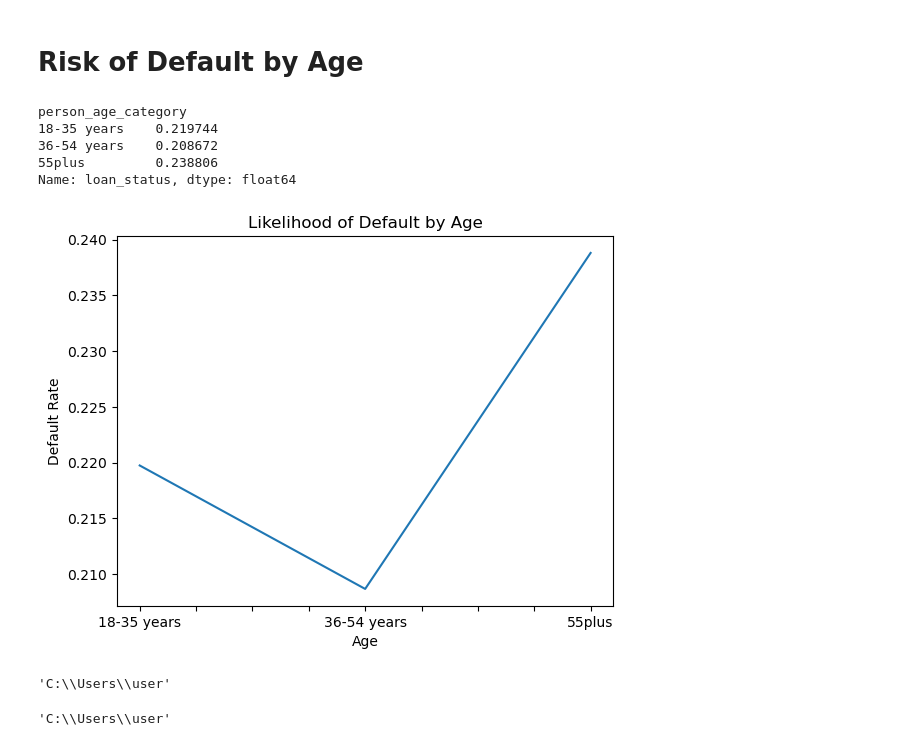
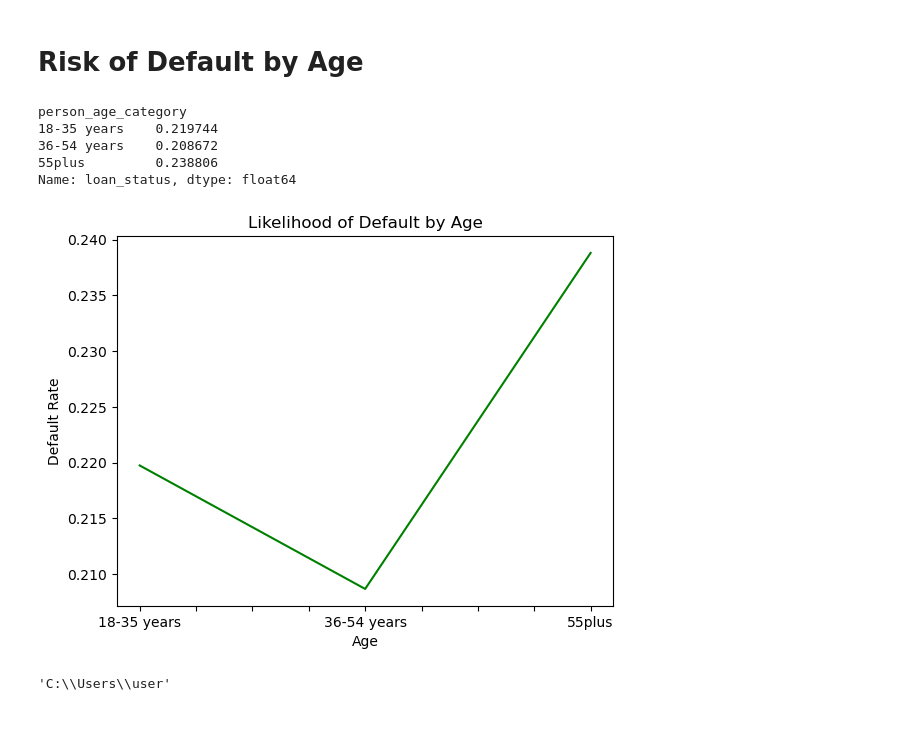
Before and after one commit to AnalystRose/Credit-Risk-Analysis, a Jupyter notebook: CreditRisk Analysis.ipynb, the cells around one changed output. Drawn from its saved outputs; the diff is of its cells as text; code cells hidden in the pictures.

```diff
--- a/CreditRisk Analysis.ipynb
+++ b/CreditRisk Analysis.ipynb
@@ -447,10 +447,10 @@ OTHER         106
 Name: count, dtype: int64
 # %%
 # Convert "Default" to 1  and "Non-Default" to 0
-credit_risk_df['loan_status_numeric'] = credit_risk_df['loan_status'].map({'Default': 1, 'Non Default': 0})
+#credit_risk_df['loan_status_numeric'] = credit_risk_df['loan_status'].map({'Default': 1, 'Non Default': 0})
 
 
-homeownership_loanstatus = credit_risk_df.groupby('person_home_ownership')['loan_status_numeric'].mean()
+homeownership_loanstatus = credit_risk_df.groupby('person_home_ownership')['loan_status'].mean()
 homeownership_loanstatus
 
 # output suggests people how rent are most likely to default, then mortgage holders, then home owners
@@ -624,10 +624,10 @@ Name: count, dtype: int64
 #loanstatus_interestrate = credit_risk_df.groupby('int_rate_category')['loan_status'].mean()
 #loanstatus_interestrate
 # Convert "Yes" to 1 (Default) and "No" to 0 (Non-Default)
-credit_risk_df['loan_status_numeric'] = credit_risk_df['loan_status'].map({'Default': 1, 'Non Default': 0})
+#credit_risk_df['loan_status_numeric'] = credit_risk_df['loan_status'].map({'Default': 1, 'Non Default': 0})
 
 # Compute the default rate per interest rate category
-loanstatus_interestrate = credit_risk_df.groupby('int_rate_category')['loan_status_numeric'].mean()
+loanstatus_interestrate = credit_risk_df.groupby('int_rate_category')['loan_status'].mean()
 
 # Display results
 loanstatus_interestrate
@@ -704,31 +704,26 @@ plt.show( )
 [figure]
 # %% [markdown]
 # Risk of Default by Age
-# %%
-defaultrisk_age = credit_risk_df.groupby('person_age_category')['loan_status'].mean()
-defaultrisk_age
-# %% [output]
-person_age_category
-18-35 years    0.219744
-36-54 years    0.208672
-55plus         0.238806
-Name: loan_status, dtype: float64
+# %%
+defaultrisk_age = credit_risk_df.groupby('person_age_category')['loan_status'].mean()
+defaultrisk_age
+# %% [output]
+person_age_category
+18-35 years    0.219744
+36-54 years    0.208672
+55plus         0.238806
+Name: loan_status, dtype: float64
 # %%
-defaultrisk_age.plot()
+defaultrisk_age.plot(color=['green'])
 plt.title('Likelihood of Default by Age')
 plt.ylabel('Default Rate')
 plt.xlabel('Age')
 plt.show()
 # from output, age is not a good scale for measuring risk of default
 # %% [output]
-[figure, old version]
+[figure, new version]
 # %%
 import os
 os.getcwd()
 # %% [output]
 'C:\\Users\\user'
-# %%
-import os
-os.getcwd()
-# %% [output]
-'C:\\Users\\user'
```
Also changed, not shown: parts of 8 cells of this notebook.
